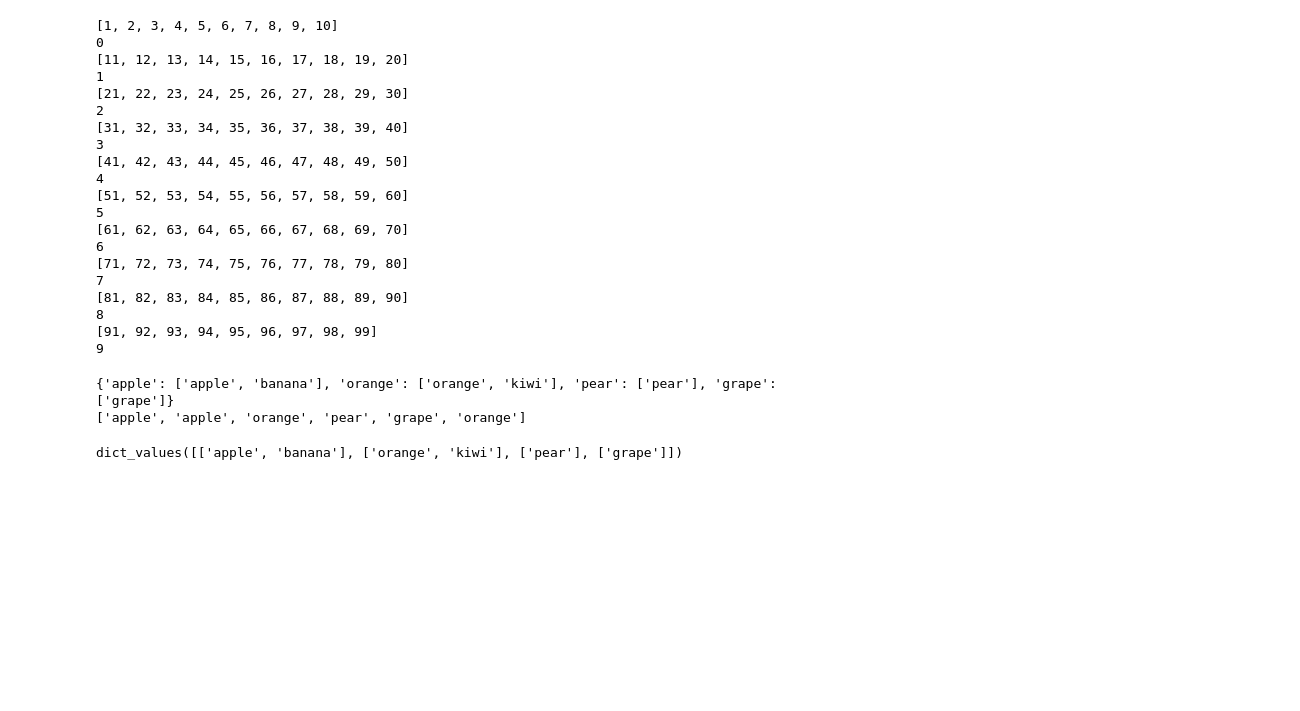
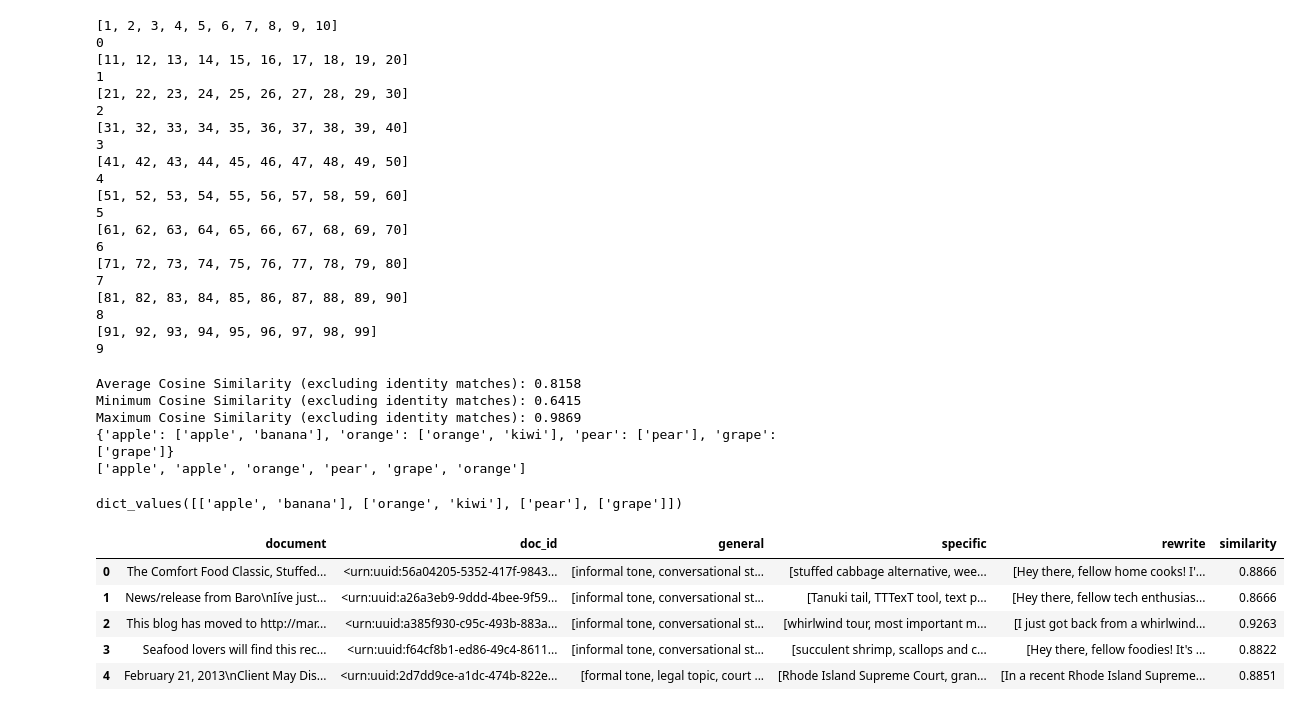
Before and after one commit to TurkuNLP/LLM_document_descriptors, a Jupyter notebook: notebooks/sandbox.ipynb, the cells around one changed output. Cells and saved outputs as stored; diff of their text form; code cells hidden in the pictures; blank space fills up the shorter version.

```diff
--- a/notebooks/sandbox.ipynb
+++ b/notebooks/sandbox.ipynb
@@ -129,6 +122,18 @@ word_embeddings = [np.array([0.1, 0.2, 0.3]), np.array([0.2, 0.1, 0.4]), np.arra
 
 # Compute the similarity matrix
 similarity_matrix = cosine_similarity(word_embeddings)
+
+# Mask the diagonal elements
+masked_similarity_matrix = np.ma.masked_where(np.eye(similarity_matrix.shape[0]), similarity_matrix)
+
+# Calculate average, minimum, and maximum cosine similarity ignoring identity matches
+average_similarity = np.mean(masked_similarity_matrix)
+min_similarity = np.min(masked_similarity_matrix)
+max_similarity = np.max(masked_similarity_matrix)
+
+print(f"Average Cosine Similarity (excluding identity matches): {average_similarity:.4f}")
+print(f"Minimum Cosine Similarity (excluding identity matches): {min_similarity:.4f}")
+print(f"Maximum Cosine Similarity (excluding identity matches): {max_similarity:.4f}")
 
 # Define a threshold for grouping
 threshold = 0.9
@@ -158,6 +163,9 @@ print(group_dict)
 replaced_words = [key for word in words for key, group in group_dict.items() if word in group]
 print(replaced_words)
 # %% [output]
+Average Cosine Similarity (excluding identity matches): 0.8158
+Minimum Cosine Similarity (excluding identity matches): 0.6415
+Maximum Cosine Similarity (excluding identity matches): 0.9869
 {'apple': ['apple', 'banana'], 'orange': ['orange', 'kiwi'], 'pear': ['pear'], 'grape': ['grape']}
 ['apple', 'apple', 'orange', 'pear', 'grape', 'orange']
 # %%
@@ -165,3 +173,31 @@ list_of_lists = group_dict.values()
 print(list_of_lists)
 # %% [output]
 dict_values([['apple', 'banana'], ['orange', 'kiwi'], ['pear'], ['grape']])
+# %%
+import pandas as pd
+
+def read_jsonl(file_path):
+    with open(file_path, 'r') as file:
+        return [json.loads(line) for line in file]
+
+# Read the JSONL files
+blog_sample = read_jsonl('../blog_sample.jsonl')
+sports_news_sample = read_jsonl('../sports-news_sample.jsonl')
+step_by_step_sample = read_jsonl('../step-by-step_sample.jsonl')
+
+# Convert lists to DataFrames
+blog_df = pd.DataFrame(blog_sample)
+sports_news_df = pd.DataFrame(sports_news_sample)
+step_by_step_df = pd.DataFrame(step_by_step_sample)
+
+# Combine the DataFrames
+combined_df = pd.concat([blog_df, sports_news_df, step_by_step_df], ignore_index=True)
+
+combined_df.head()
+# %% [output]
+|  | document | doc_id | general | specific | rewrite | similarity |
+| 0 | The Comfort Food Classic, Stuffed... | <urn:uuid:56a04205-5352-417f-9843... | [informal tone, conversational st... | [stuffed cabbage alternative, wee... | [Hey there, fellow home cooks! I'... | 0.8866 |
+| 1 | News/release from Baro\nIíve just... | <urn:uuid:a26a3eb9-9ddd-4bee-9f59... | [informal tone, conversational st... | [Tanuki tail, TTTexT tool, text p... | [Hey there, fellow tech enthusias... | 0.8666 |
+| 2 | This blog has moved to http://mar... | <urn:uuid:a385f930-c95c-493b-883a... | [informal tone, conversational st... | [whirlwind tour, most important m... | [I just got back from a whirlwind... | 0.9263 |
+| 3 | Seafood lovers will find this rec... | <urn:uuid:f64cf8b1-ed86-49c4-8611... | [informal tone, conversational st... | [succulent shrimp, scallops and c... | [Hey there, fellow foodies! It's ... | 0.8822 |
+| 4 | February 21, 2013\nClient May Dis... | <urn:uuid:2d7dd9ce-a1dc-474b-822e... | [formal tone, legal topic, court ... | [Rhode Island Supreme Court, gran... | [In a recent Rhode Island Supreme... | 0.8851 |
```
Also changed, not shown: parts of 16 cells of this notebook, 1 other file.
